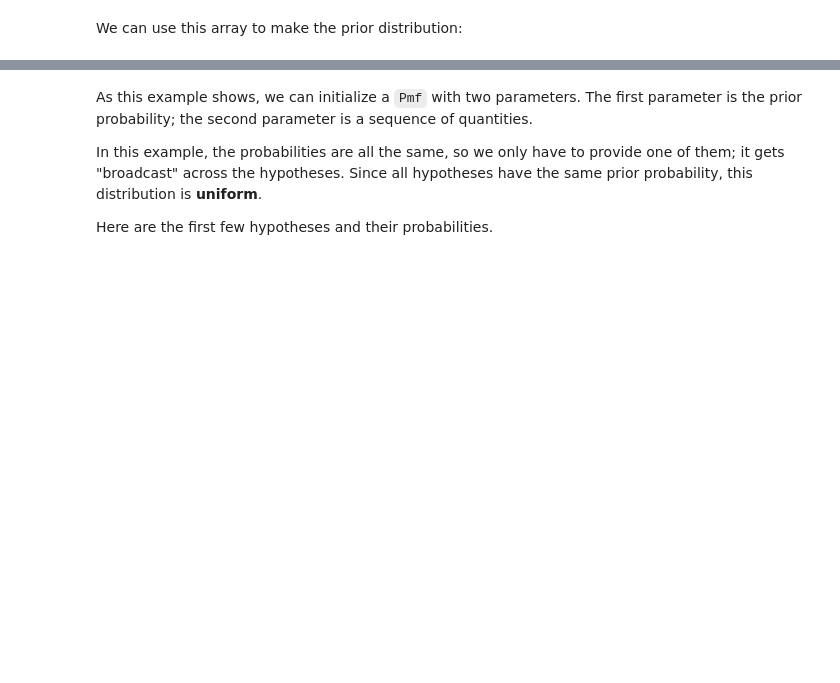
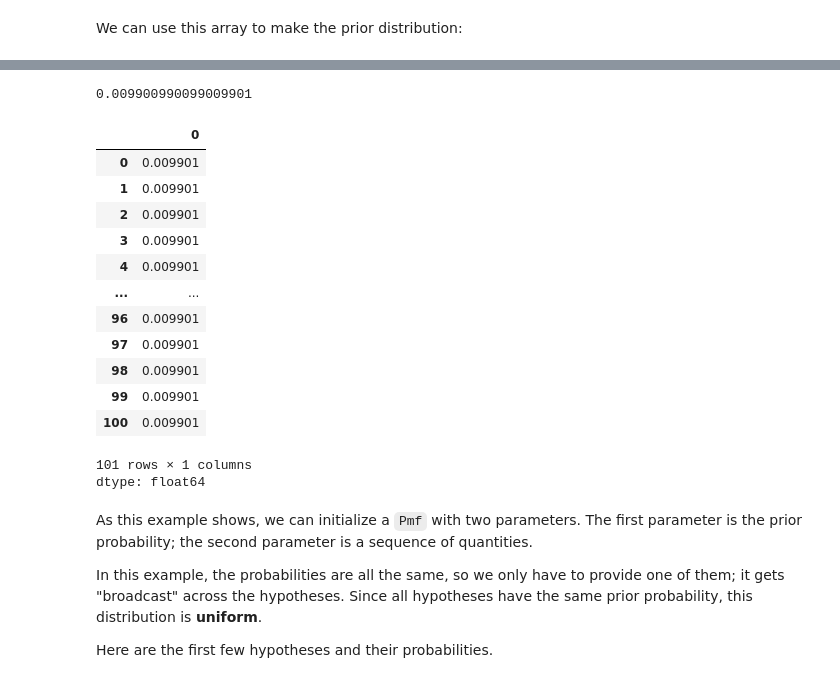
Before and after one commit to Zoey1102/ThinkBayes2, a Jupyter notebook: notebooks/chap03.ipynb, the cells around one changed output, grey strips where cells are left out. Saved outputs shown, nothing was run; the diff lists cells and outputs as text; code cells hidden in the pictures; blank space fills up the shorter version.

```diff
--- a/notebooks/chap03.ipynb
+++ b/notebooks/chap03.ipynb
@@ -310,3 +346,22 @@ prior.normalize()
+# %%
+print(1/101) # 实际上prior都是 1/101， 但不用特别设置
+prior
+# %% [output]
+0.009900990099009901
+|  | 0 |
+| 0 | 0.009901 |
+| 1 | 0.009901 |
+| 2 | 0.009901 |
+| 3 | 0.009901 |
+| 4 | 0.009901 |
+| ... | ... |
+| 96 | 0.009901 |
+| 97 | 0.009901 |
+| 98 | 0.009901 |
+| 99 | 0.009901 |
+| 100 | 0.009901 |
+101 rows × 1 columns
+dtype: float64
 # %% [markdown]
 As this example shows, we can initialize a `Pmf` with two parameters.
 The first parameter is the prior probability; the second parameter is a sequence of quantities.
```
Also changed, not shown: parts of 45 cells of this notebook.
